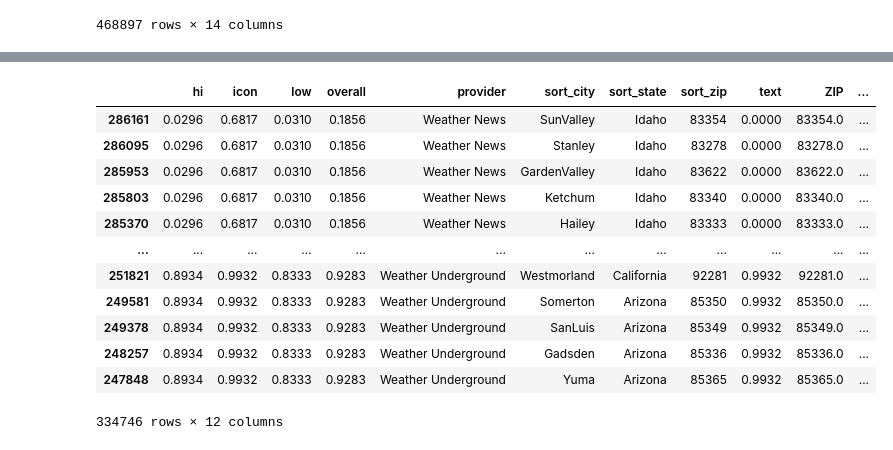
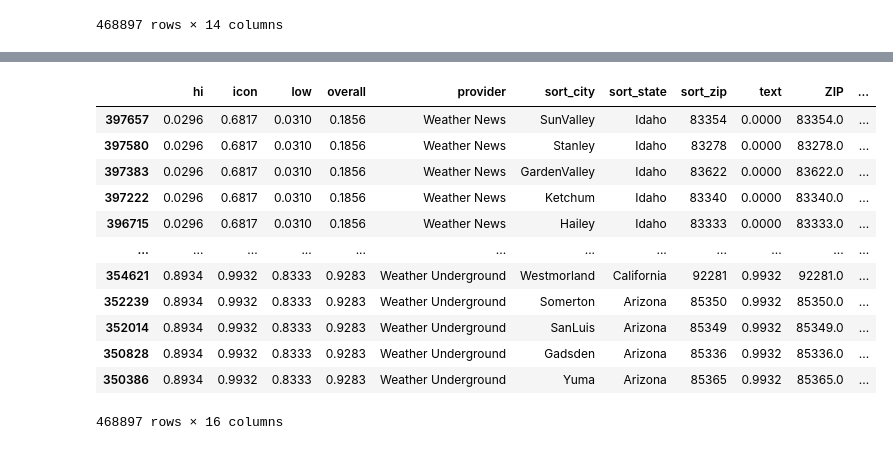
Before and after one commit to mattppal/forecast-accuracy-dnlt, a Jupyter notebook: explore.ipynb, the cells around one changed output, grey strips where cells are left out. Saved outputs shown, nothing was run; the diff lists cells and outputs as text; code cells hidden in the pictures.

```diff
--- a/explore.ipynb
+++ b/explore.ipynb
@@ -51,21 +32,21 @@ Name: overall, Length: 30560, dtype: float64
 # %%
-df['zip_order'] = df['overall'].rank(method="first", ascending=False)
-df['zip_percentile'] = df['zip_order'] / len(df)
+fips_df['zip_order'] = fips_df['overall'].rank(method="first", ascending=False)
+fips_df['zip_percentile'] = fips_df['zip_order'] / len(df)
 # %%
-df.sort_values(by='zip_order', ascending=False)
+fips_df.sort_values(by='zip_order', ascending=False)
 # %% [output]
 |  | hi | icon | low | overall | provider | sort_city | sort_state | sort_zip | text | ZIP | ... |
-| 286161 | 0.0296 | 0.6817 | 0.0310 | 0.1856 | Weather News | SunValley | Idaho | 83354 | 0.0000 | 83354.0 | ... |
-| 286095 | 0.0296 | 0.6817 | 0.0310 | 0.1856 | Weather News | Stanley | Idaho | 83278 | 0.0000 | 83278.0 | ... |
-| 285953 | 0.0296 | 0.6817 | 0.0310 | 0.1856 | Weather News | GardenValley | Idaho | 83622 | 0.0000 | 83622.0 | ... |
-| 285803 | 0.0296 | 0.6817 | 0.0310 | 0.1856 | Weather News | Ketchum | Idaho | 83340 | 0.0000 | 83340.0 | ... |
-| 285370 | 0.0296 | 0.6817 | 0.0310 | 0.1856 | Weather News | Hailey | Idaho | 83333 | 0.0000 | 83333.0 | ... |
+| 397657 | 0.0296 | 0.6817 | 0.0310 | 0.1856 | Weather News | SunValley | Idaho | 83354 | 0.0000 | 83354.0 | ... |
+| 397580 | 0.0296 | 0.6817 | 0.0310 | 0.1856 | Weather News | Stanley | Idaho | 83278 | 0.0000 | 83278.0 | ... |
+| 397383 | 0.0296 | 0.6817 | 0.0310 | 0.1856 | Weather News | GardenValley | Idaho | 83622 | 0.0000 | 83622.0 | ... |
+| 397222 | 0.0296 | 0.6817 | 0.0310 | 0.1856 | Weather News | Ketchum | Idaho | 83340 | 0.0000 | 83340.0 | ... |
+| 396715 | 0.0296 | 0.6817 | 0.0310 | 0.1856 | Weather News | Hailey | Idaho | 83333 | 0.0000 | 83333.0 | ... |
 | ... | ... | ... | ... | ... | ... | ... | ... | ... | ... | ... | ... |
-| 251821 | 0.8934 | 0.9932 | 0.8333 | 0.9283 | Weather Underground | Westmorland | California | 92281 | 0.9932 | 92281.0 | ... |
-| 249581 | 0.8934 | 0.9932 | 0.8333 | 0.9283 | Weather Underground | Somerton | Arizona | 85350 | 0.9932 | 85350.0 | ... |
-| 249378 | 0.8934 | 0.9932 | 0.8333 | 0.9283 | Weather Underground | SanLuis | Arizona | 85349 | 0.9932 | 85349.0 | ... |
-| 248257 | 0.8934 | 0.9932 | 0.8333 | 0.9283 | Weather Underground | Gadsden | Arizona | 85336 | 0.9932 | 85336.0 | ... |
-| 247848 | 0.8934 | 0.9932 | 0.8333 | 0.9283 | Weather Underground | Yuma | Arizona | 85365 | 0.9932 | 85365.0 | ... |
+| 354621 | 0.8934 | 0.9932 | 0.8333 | 0.9283 | Weather Underground | Westmorland | California | 92281 | 0.9932 | 92281.0 | ... |
+| 352239 | 0.8934 | 0.9932 | 0.8333 | 0.9283 | Weather Underground | Somerton | Arizona | 85350 | 0.9932 | 85350.0 | ... |
+| 352014 | 0.8934 | 0.9932 | 0.8333 | 0.9283 | Weather Underground | SanLuis | Arizona | 85349 | 0.9932 | 85349.0 | ... |
+| 350828 | 0.8934 | 0.9932 | 0.8333 | 0.9283 | Weather Underground | Gadsden | Arizona | 85336 | 0.9932 | 85336.0 | ... |
+| 350386 | 0.8934 | 0.9932 | 0.8333 | 0.9283 | Weather Underground | Yuma | Arizona | 85365 | 0.9932 | 85365.0 | ... |
-334746 rows × 12 columns
+468897 rows × 16 columns
 # %%
 zip_code = 22209
```
Also changed, not shown: parts of 10 cells of this notebook, 1 other file.
